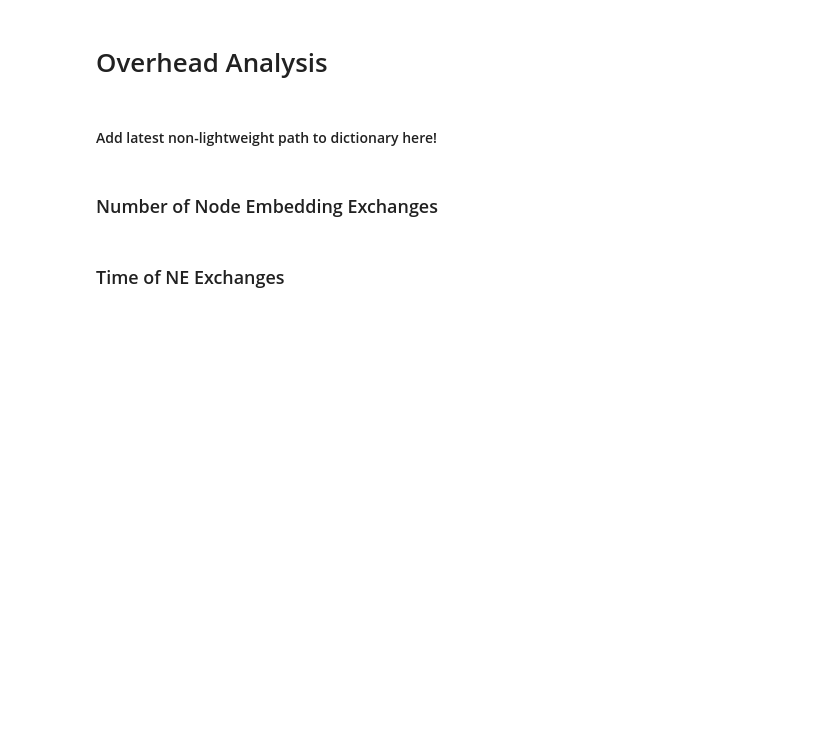
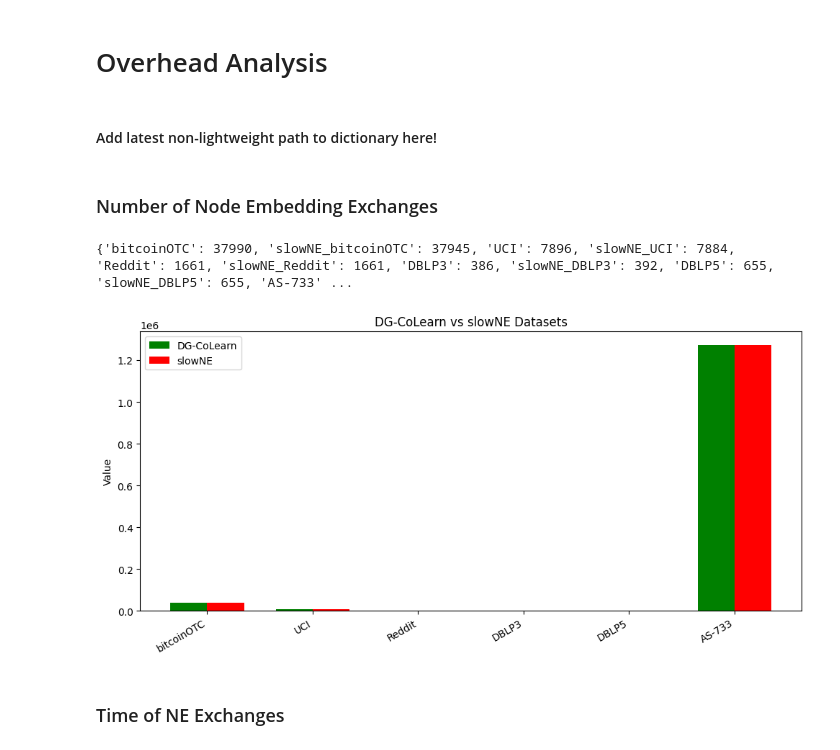
Before and after one commit to Ashley0909/DG-CoLearn, a Jupyter notebook: analysis.ipynb, the cells around one changed output. Saved outputs shown, nothing was run; the diff lists cells and outputs as text; code cells hidden in the pictures; blank space fills up the shorter version.

```diff
--- a/analysis.ipynb
+++ b/analysis.ipynb
@@ -39,9 +39,9 @@ experiment_to_results_path = {
 # %% [markdown]
 #### Add latest path to dictionary here!
 # %%
-# experiment_to_results_path['AS-733_#1'] = r'stats/fast_gpa/20251204/1325.txt'
-# experiment_to_results_path['AS-733_#2'] = r'stats/fast_gpa/20251205/1633.txt'
-# experiment_to_results_path['AS-733_#3'] = r'stats/fast_gpa/20251208/1305.txt'
+experiment_to_results_path['AS-733_#1'] = r'stats/fast_gpa/20251204/1325.txt'
+experiment_to_results_path['AS-733_#2'] = r'stats/fast_gpa/20251205/1633.txt'
+experiment_to_results_path['AS-733_#3'] = r'stats/fast_gpa/20251208/1305.txt'
 
 experiment_to_results_path['bitcoinOTC_#1'] = r'stats/fast_gpa/20251203/1509.txt'
 experiment_to_results_path['bitcoinOTC_#2'] = r'stats/fast_gpa/20251205/1437.txt'
@@ -1068,34 +1073,37 @@ def plot_num_ne(experiment_to_results_path):
     dataset_list = ['bitcoinOTC', 'UCI', 'Reddit', 'DBLP3', 'DBLP5', 'AS-733']
     dataset_ne_counts = {}
     for dataset in dataset_list:
         light_avg_over_trials = get_avg_over_trials(experiment_to_results_path, dataset)
         dataset_ne_counts[dataset] = light_avg_over_trials['Mean Total NE Counts']
         heav_avg_over_trials = get_avg_over_trials(experiment_to_results_path, f'slowNE_{dataset}')
         dataset_ne_counts[f'slowNE_{dataset}'] = heav_avg_over_trials['Mean Total NE Counts']
 
     print(dataset_ne_counts)
 
     datasets = [k for k in dataset_ne_counts if not k.startswith("slowNE_")]
 
     original_vals = [dataset_ne_counts[k] for k in datasets]
     slowne_vals = [dataset_ne_counts[f"slowNE_{k}"] for k in datasets]
 
     x = np.arange(len(datasets))
     width = 0.35
 
     plt.figure(figsize=(10, 5))
     plt.bar(x - width/2, original_vals, width, label="DG-CoLearn", color="green")
     plt.bar(x + width/2, slowne_vals, width, label="slowNE", color="red")
 
     plt.xticks(x, datasets, rotation=30, ha="right")
     plt.ylabel("Value")
     plt.title("DG-CoLearn vs slowNE Datasets")
     plt.legend()
 
     plt.tight_layout()
     plt.show()
 
-# plot_num_ne(experiment_to_results_path)
+plot_num_ne(experiment_to_results_path)
+# %% [output]
+{'bitcoinOTC': 37990, 'slowNE_bitcoinOTC': 37945, 'UCI': 7896, 'slowNE_UCI': 7884, 'Reddit': 1661, 'slowNE_Reddit': 1661, 'DBLP3': 386, 'slowNE_DBLP3': 392, 'DBLP5': 655, 'slowNE_DBLP5': 655, 'AS-733' ...
+[figure, added]
 # %% [markdown]
 ### Time of NE Exchanges
 # %%
```
Also changed, not shown: parts of 6 cells of this notebook, 4 other files.
